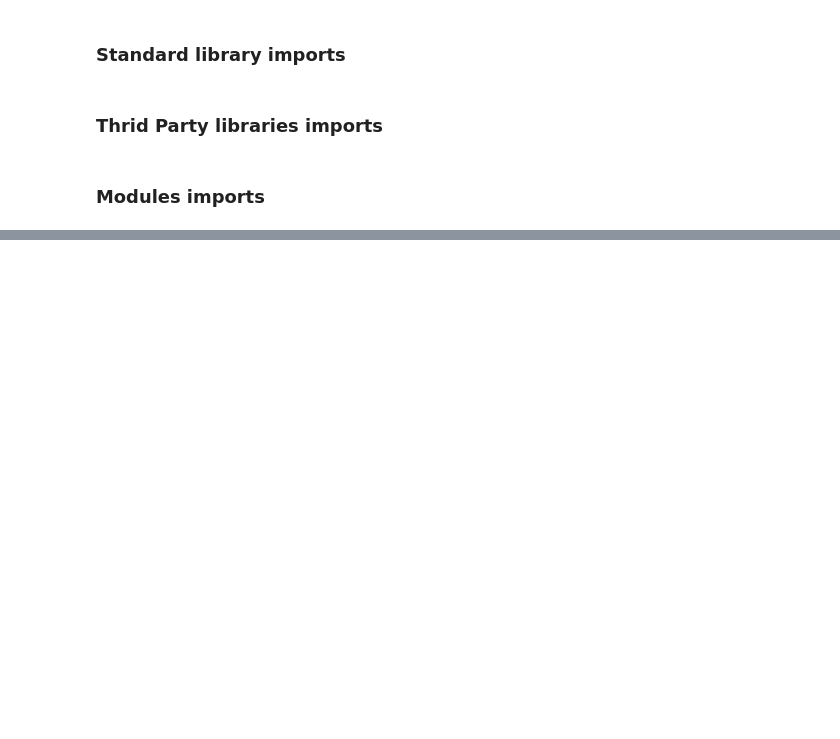
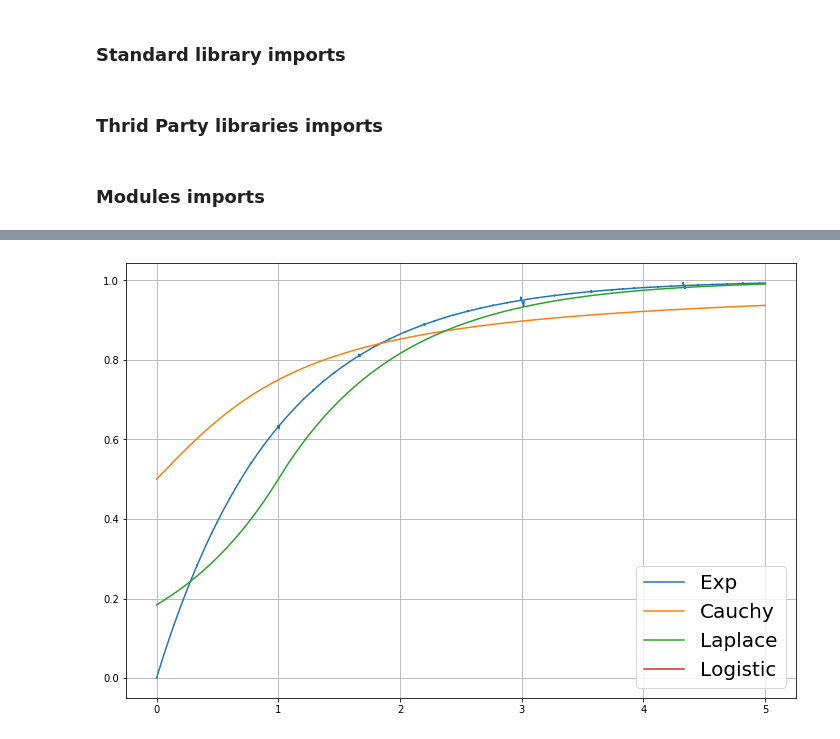
Before and after one commit to kzajac97/MID, a Jupyter notebook: mid/notebooks/inverted_distribution.ipynb, the cells around one changed output, grey strips where cells are left out. Drawn from its saved outputs; the diff is of its cells as text; code cells hidden in the pictures; blank space fills up the shorter version.

```diff
--- a/mid/notebooks/inverted_distribution.ipynb
+++ b/mid/notebooks/inverted_distribution.ipynb
@@ -58,0 +49,14 @@ plt.grid()
+# %%
+plt.figure(figsize=[12, 8])
+
+# plt.plot(t, np.array([cdf(triangle, point) for point in t]))
+plt.plot(t, np.array([cdf(exponential, point, 1.0) for point in t]))
+plt.plot(t, np.array([cdf(cauchy, point, 0.0, 1.0) for point in t]))
+plt.plot(t, np.array([cdf(laplace, point, 1.0, 1.0) for point in t]))
+plt.plot(t, np.array([cdf(logistic, point, 1.0, 1.0) for point in t]))
+
+plt.legend(['Exp', 'Cauchy', 'Laplace', 'Logistic'], prop={'size': 20})
+
+plt.grid()
+# %% [output]
+[figure, added]
```
Also changed, not shown: parts of 6 cells of this notebook, 2 other files.
